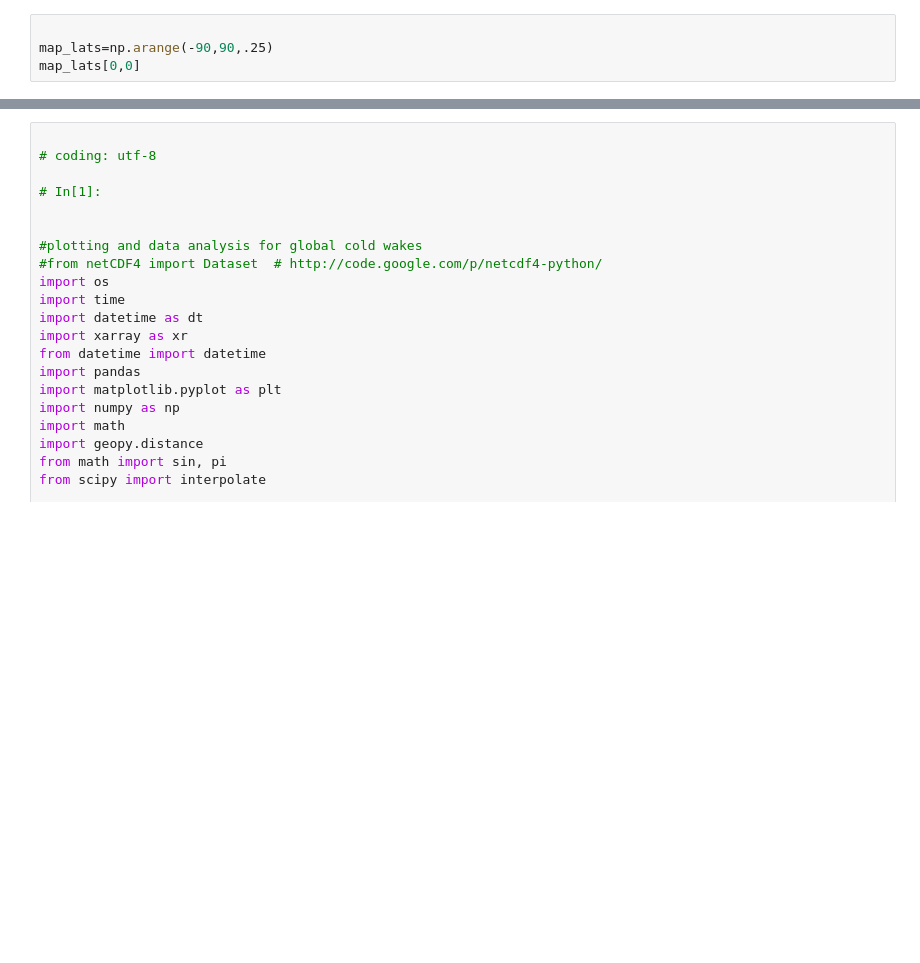
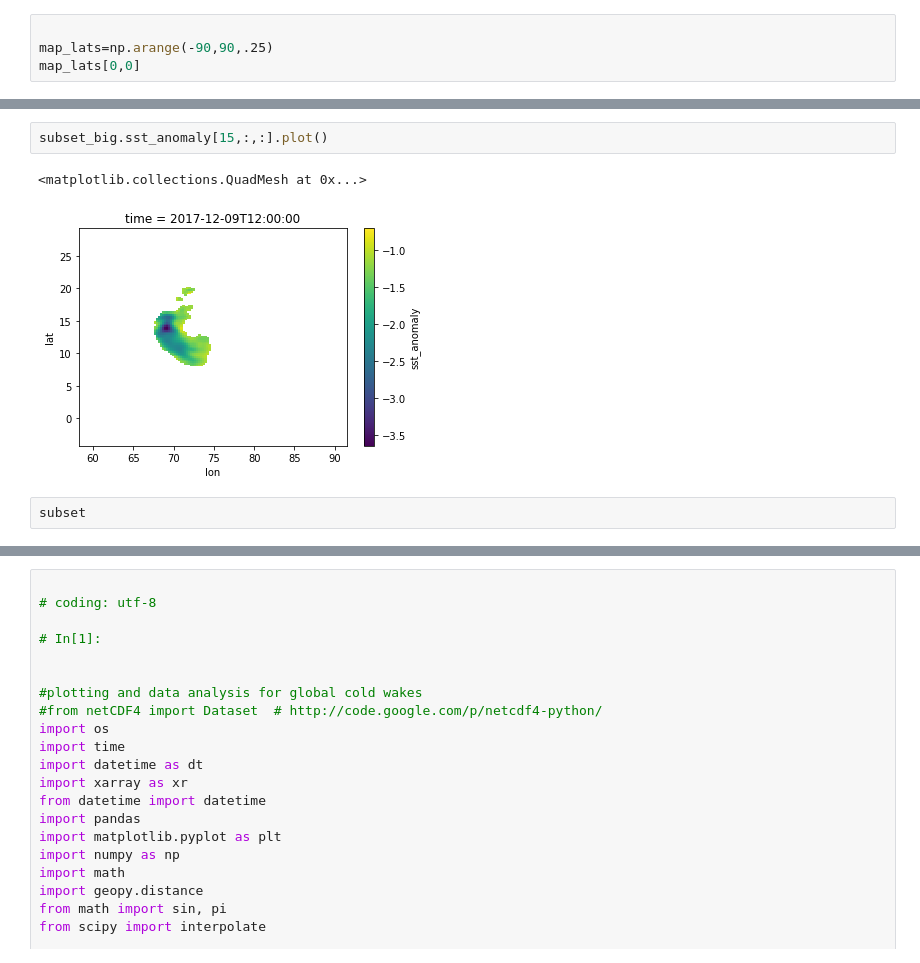
Before and after one commit to cgentemann/storm_heat_content, a Jupyter notebook: Coldwake analysis code.ipynb, the cells around one changed output, grey strips where cells are left out. Cells and saved outputs as stored; diff of their text form; blank space fills up the shorter version.

Commit message:
plotting all years

```diff
--- a/Coldwake analysis code.ipynb
+++ b/Coldwake analysis code.ipynb
@@ -466,3 +561,10 @@ for iyr_storm in range(2002,2017):
+# %%
+subset_big.sst_anomaly[15,:,:].plot()
+# %% [output]
+<matplotlib.collections.QuadMesh at 0x...>
+[figure, added]
+# %%
+subset
 # %%
 cbin7 = np.arange(-10,50,1)  #cold wake recovery as function of time
 bins = cbin7
```
Also changed, not shown: parts of 23 cells of this notebook, 1 other file.
